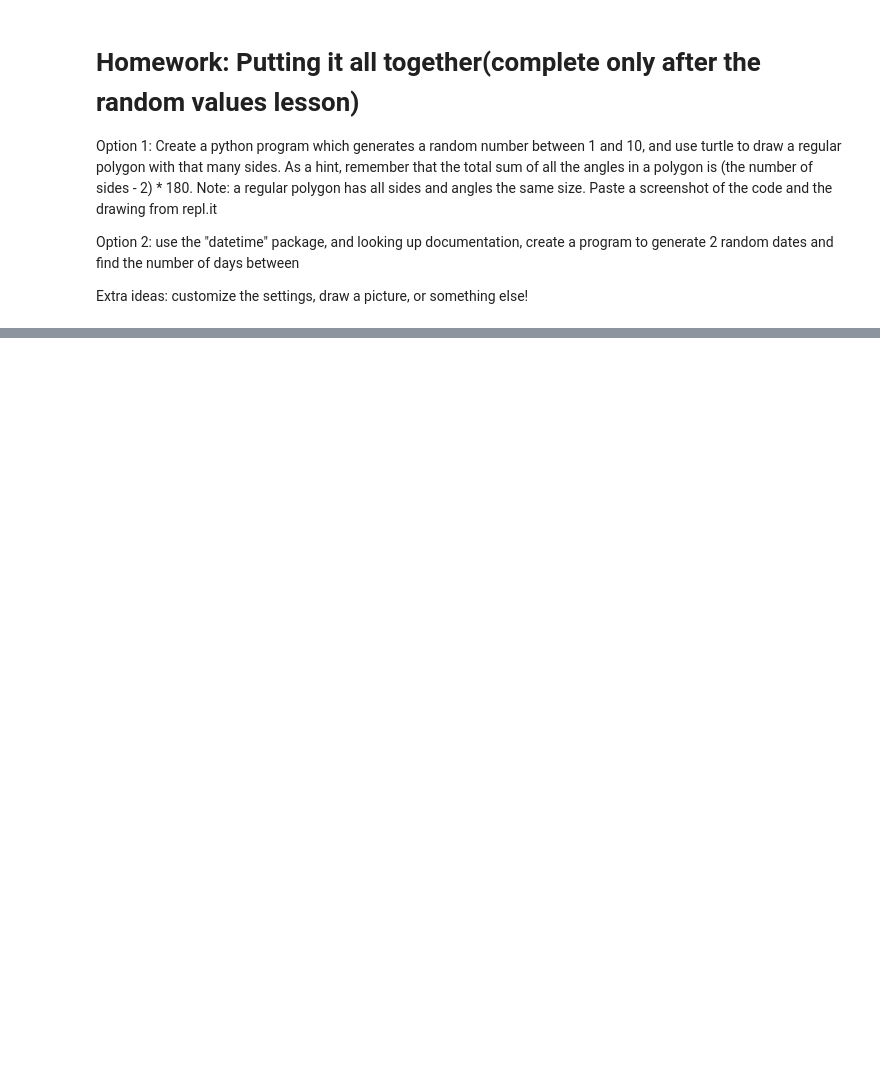
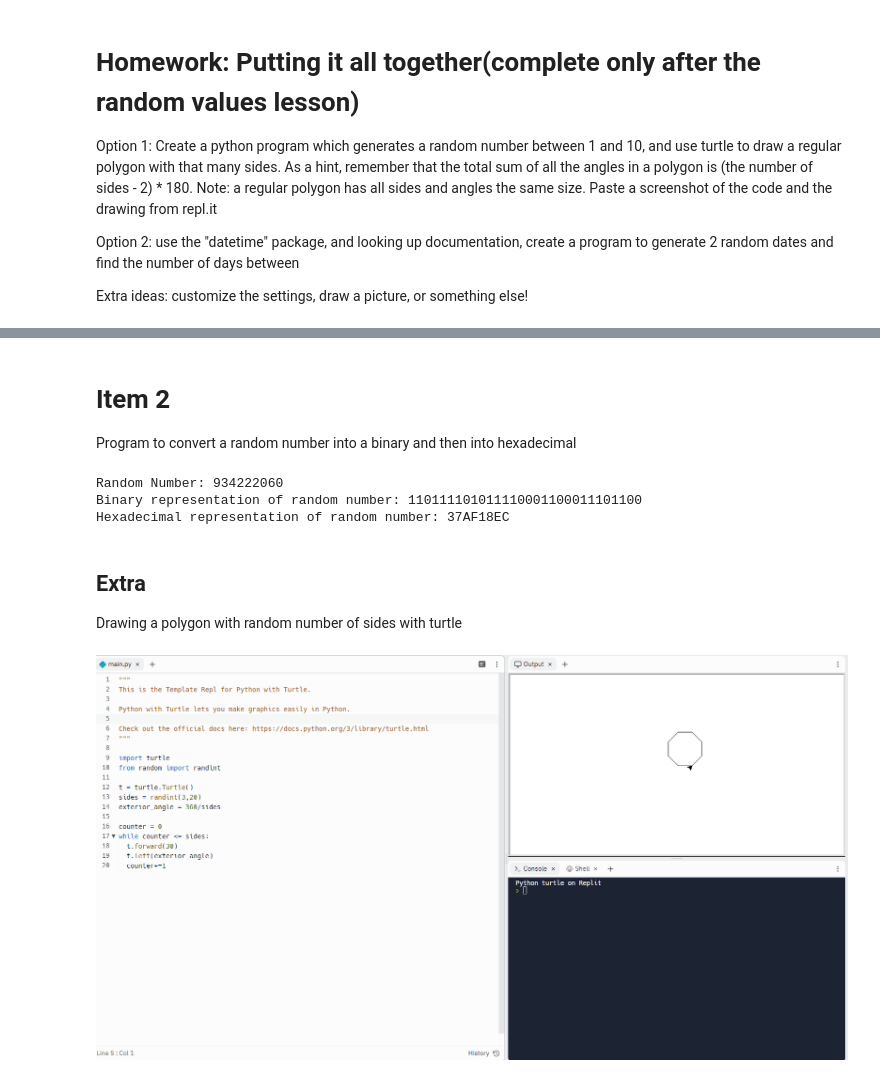
Before and after one commit to YLu-1258/YLu-Blog, a Jupyter notebook: _notebooks/2022-12-10-3.14-Libraries.ipynb, the cells around one changed output, grey strips where cells are left out. Saved outputs shown, nothing was run; the diff lists cells and outputs as text; code cells hidden in the pictures; blank space fills up the shorter version.

```diff
--- a/_notebooks/2022-12-10-3.14-Libraries.ipynb
+++ b/_notebooks/2022-12-10-3.14-Libraries.ipynb
@@ -110,0 +169,55 @@ Extra ideas: customize the settings, draw a picture, or something else!
+# %% [markdown]
+# Item 2
+Program to convert a random number into a binary and then into hexadecimal
+# %%
+def DecimalToHex(num):
+    hex_correlation = {
+        0:"0",
+        1:"1",
+        2:"2",
+        3:"3",
+        4:"4",
+        5:"5",
+        6:"6",
+        7:"7",
+        8:"8",
+        9:"9",
+        10:"A",
+        11:"B",
+        12:"C",
+        13:"D",
+        14:"E",
+        15:"F"
+    }
+    res = ""
+    digits = 7
+    while digits >= 0:
+        if (num - 16 ** digits) >= 0:
+            sub_res = 0
+            while (num - 16 ** digits) >= 0:
+                sub_res+=1
+                num-=16 ** digits
+            res = res + str(hex_correlation[sub_res])
+        else:
+            res = res + "0"
+        digits-=1
+    return res
+
+
+num = random.randint(0,1000000000)
+print("Random Number:", num)
+print("Binary representation of random number:", bin(num)[2:])
+print("Hexadecimal representation of random number:", DecimalToHex(num))
+# %% [output]
+Random Number: 934222060
+Binary representation of random number: 110111101011110001100011101100
+Hexadecimal representation of random number: 37AF18EC
+# %% [markdown]
+## Extra
+Drawing a polygon with random number of sides with turtle
+# %%
+#hide_input
+from IPython import display
+display.Image("../images/random_polygon.png")
+# %% [output]
+[figure, added]
```
Also changed, not shown: parts of 7 cells of this notebook, 2 other files.
